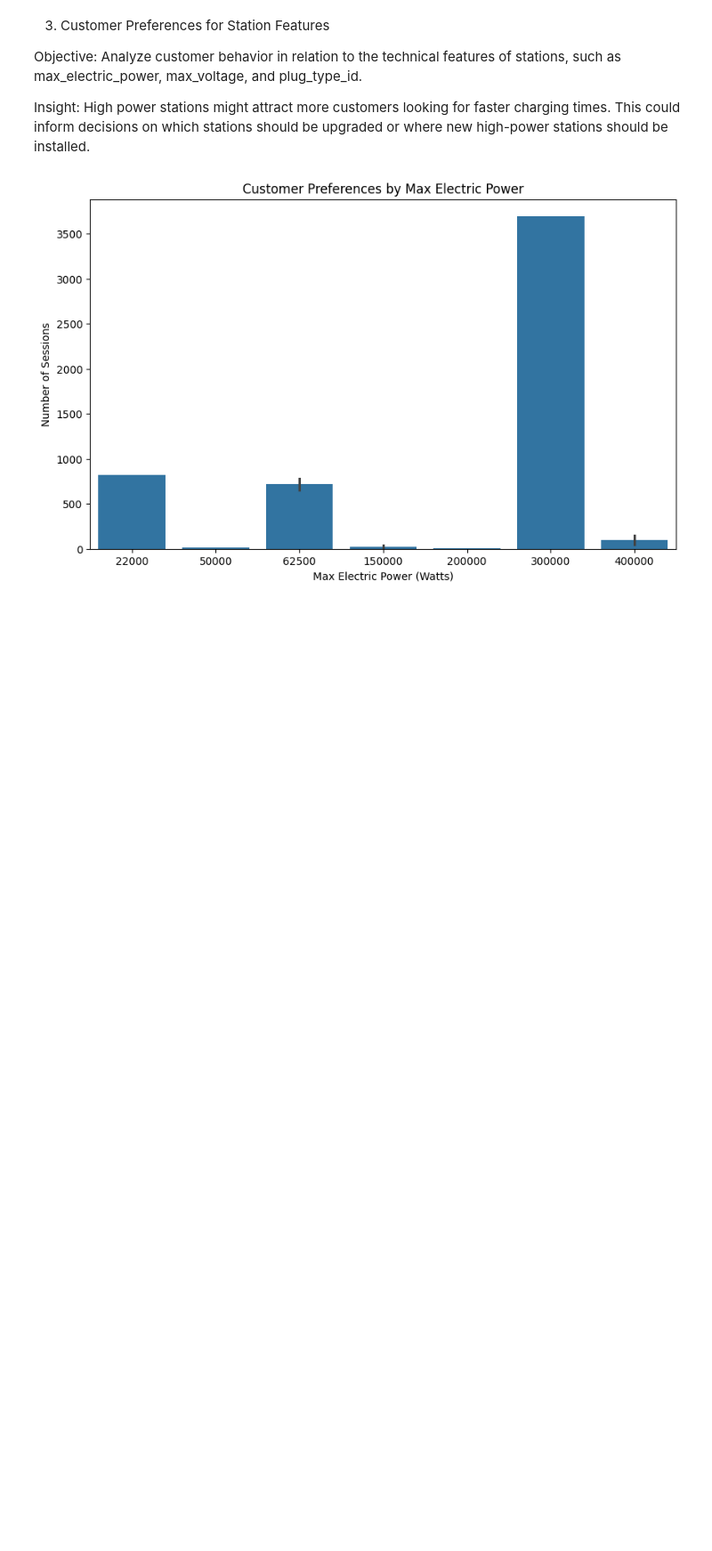
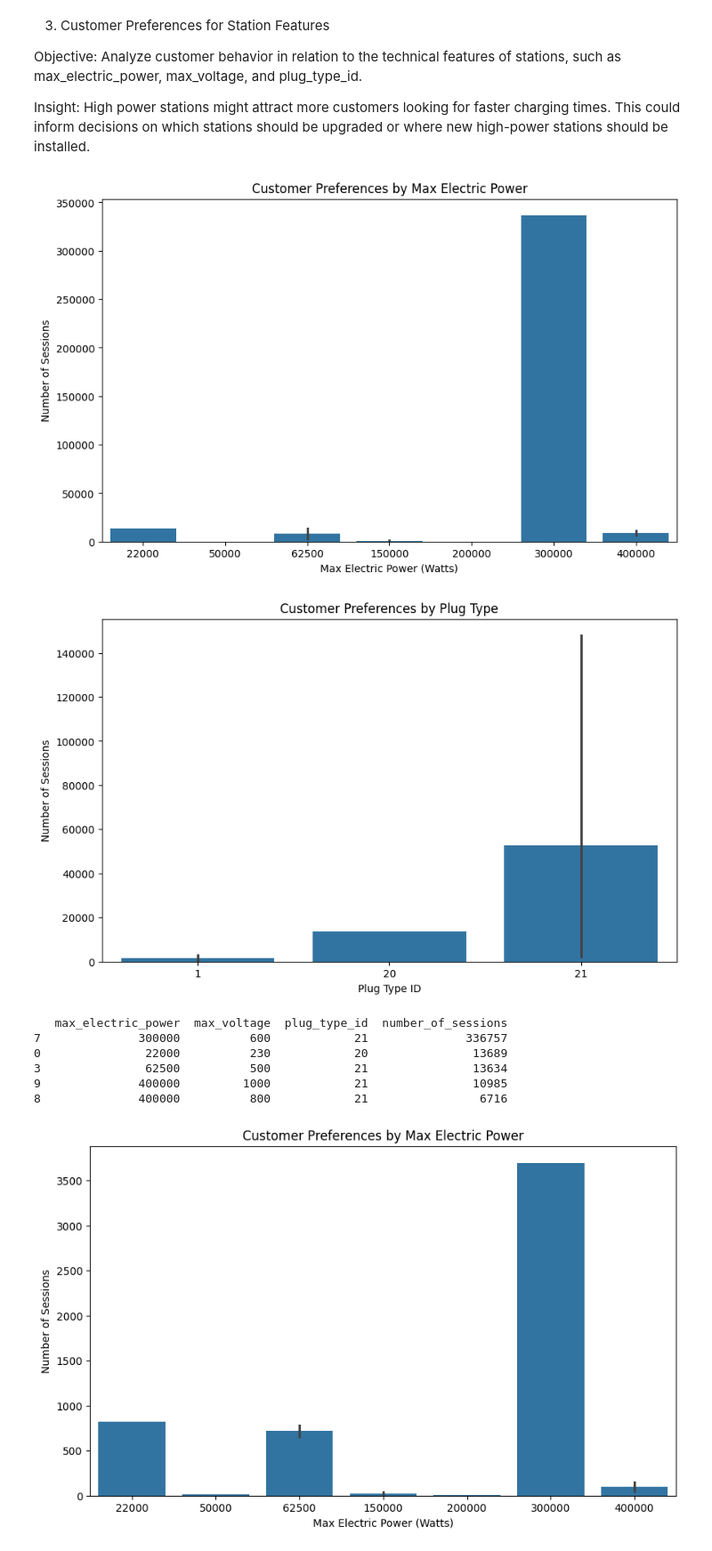
Before and after one commit to trangdtk-vnu/charging_stations, a Jupyter notebook: pdr_locations.ipynb, the cells around one changed output. Shown at 89% size. Cells and saved outputs as stored; diff of their text form; code cells hidden in the pictures; blank space fills up the shorter version.

Commit message:
modified visualizations.
Signed-off-by: Kamila <kamila01950@gmail.com>

```diff
--- a/pdr_locations.ipynb
+++ b/pdr_locations.ipynb
@@ -1145,6 +1145,43 @@ m
 Objective: Analyze customer behavior in relation to the technical features of stations, such as max_electric_power, max_voltage, and plug_type_id.
 
 Insight: High power stations might attract more customers looking for faster charging times. This could inform decisions on which stations should be upgraded or where new high-power stations should be installed.
+# %%
+import matplotlib.pyplot as plt
+import seaborn as sns
+
+# Grouping the data by station features and summing the number of sessions
+feature_usage = pdr_locations_cleaned.groupby(['max_electric_power', 'max_voltage', 'plug_type_id'])['number_of_sessions'].sum().reset_index()
+
+# Sort the data by session count to identify trends
+feature_usage = feature_usage.sort_values(by='number_of_sessions', ascending=False)
+
+# Plotting the relationship between max electric power and number of sessions
+plt.figure(figsize=(10,6))
+sns.barplot(x='max_electric_power', y='number_of_sessions', data=feature_usage)
+plt.title('Customer Preferences by Max Electric Power')
+plt.xlabel('Max Electric Power (Watts)')
+plt.ylabel('Number of Sessions')
+plt.show()
+
+# Plotting the relationship between plug type and session count
+plt.figure(figsize=(10,6))
+sns.barplot(x='plug_type_id', y='number_of_sessions', data=feature_usage)
+plt.title('Customer Preferences by Plug Type')
+plt.xlabel('Plug Type ID')
+plt.ylabel('Number of Sessions')
+plt.show()
+
+# Displaying the data
+print(feature_usage.head())
+# %% [output]
+[figure, added]
+[figure, added]
+   max_electric_power  max_voltage  plug_type_id  number_of_sessions
+7              300000          600            21              336757
+0               22000          230            20               13689
+3               62500          500            21               13634
+9              400000         1000            21               10985
+8              400000          800            21                6716
 # %%
 #import seaborn as sns
 
```
Also changed, not shown: parts of 3 cells of this notebook.
